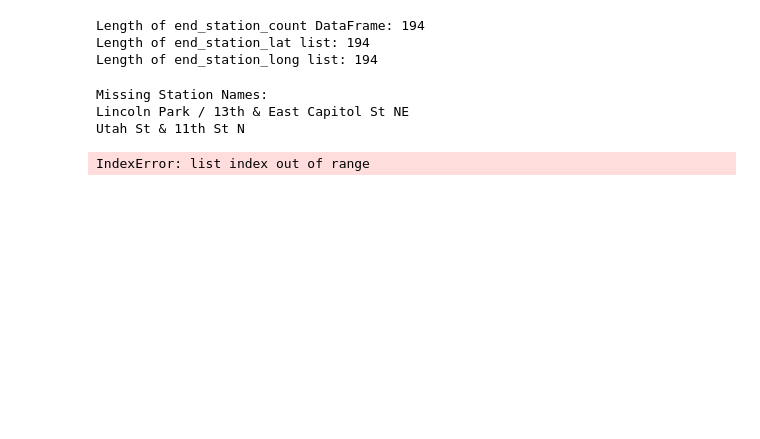
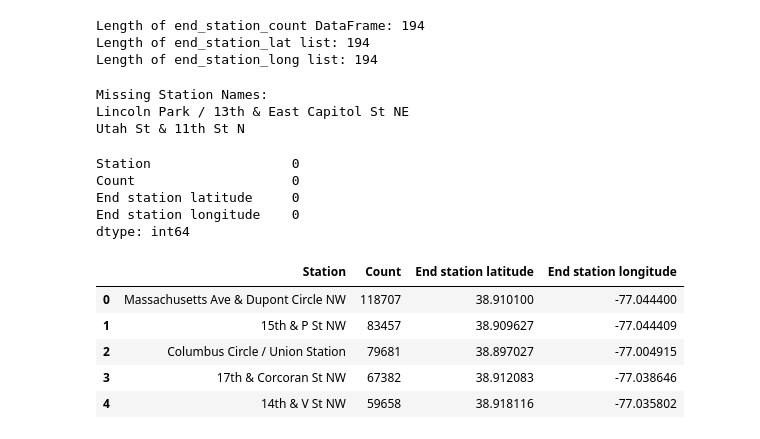
Before and after one commit to MaxLopezSalgado/capital_bike_sharing, a Jupyter notebook: data_wrangling/data_wrangling.ipynb, the cells around one changed output. Drawn from its saved outputs; the diff is of its cells as text; code cells hidden in the pictures; blank space fills up the shorter version.

```diff
--- a/data_wrangling/data_wrangling.ipynb
+++ b/data_wrangling/data_wrangling.ipynb
@@ -956,12 +946,0 @@ end_station_count['End station longitude'] = end_station_long
-# %%
-# create a loop that find the station names that are in the end_station_count dataset and in the start_station_long_lat dataset
-# and add the longitude and latitude values to the end_station_count dataset
-for i in range(len(end_station_count)):
-    if end_station_count['Station'][i] in start_stations_long_lat['Start station'].values:
-        end_station_count.at[i, 'End station longitude'] = end_station_long[i]
-        end_station_count.at[i, 'End station latitude'] = end_station_lat[i]
-
-# check the first 5 rows of the end_station_count dataset
-display(end_station_count.head())
-# %% [output]
-IndexError: list index out of range
@@ -972,0 +947,21 @@ IndexError: list index out of range
+# %%
+# import the end_station_long_lat dataset with the missing values filled in manually
+end_stations_long_lat = pd.read_csv('/Users/maximilianolopezsalgado/data_projects/capital_bike_sharing/datasets/end_stations_long_lat.csv', sep=',')
+
+# check if there are missing values
+display(end_stations_long_lat.isnull().sum())
+
+# check the first 5 rows of the end_stations_long_lat dataset
+display(end_stations_long_lat.head())
+# %% [output]
+Station                  0
+Count                    0
+End station latitude     0
+End station longitude    0
+dtype: int64
+|  | Station | Count | End station latitude | End station longitude |
+| 0 | Massachusetts Ave & Dupont Circle NW | 118707 | 38.910100 | -77.044400 |
+| 1 | 15th & P St NW | 83457 | 38.909627 | -77.044409 |
+| 2 | Columbus Circle / Union Station | 79681 | 38.897027 | -77.004915 |
+| 3 | 17th & Corcoran St NW | 67382 | 38.912083 | -77.038646 |
+| 4 | 14th & V St NW | 59658 | 38.918116 | -77.035802 |
```
Also changed, not shown: parts of 7 cells of this notebook.
